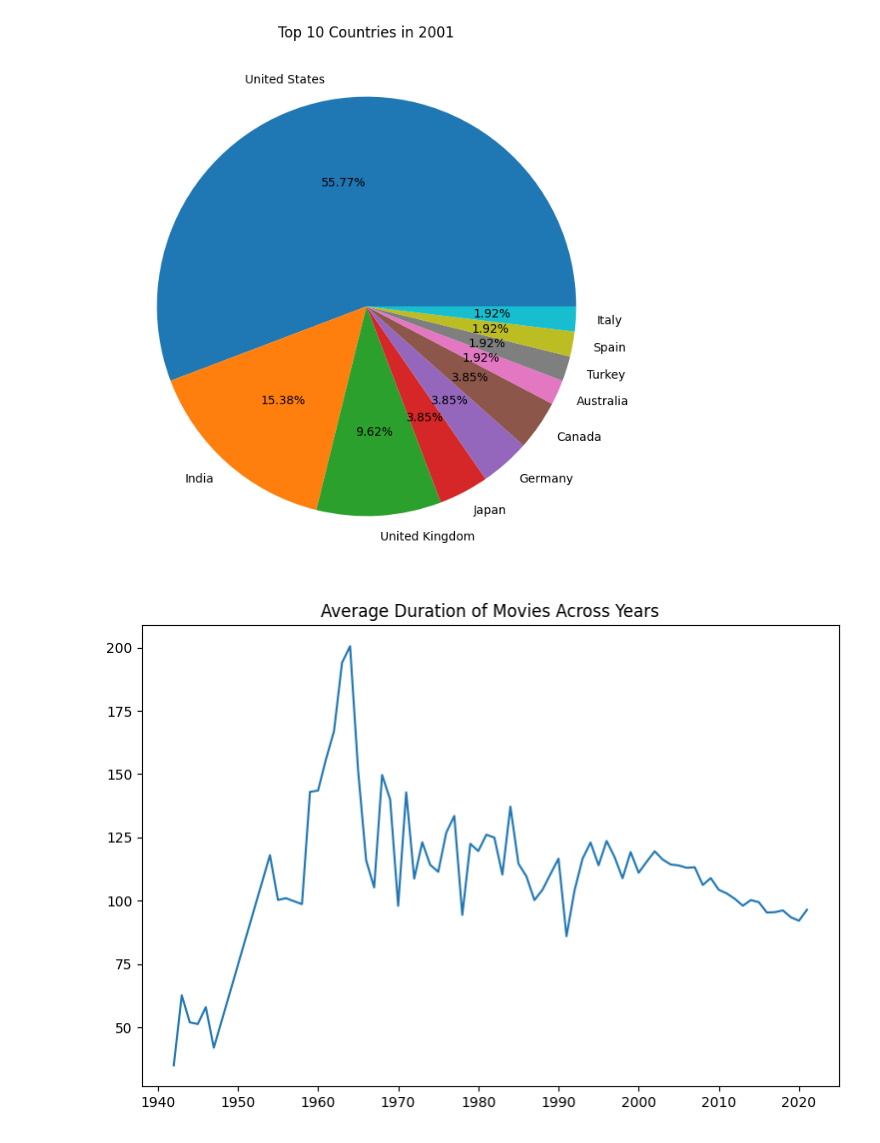
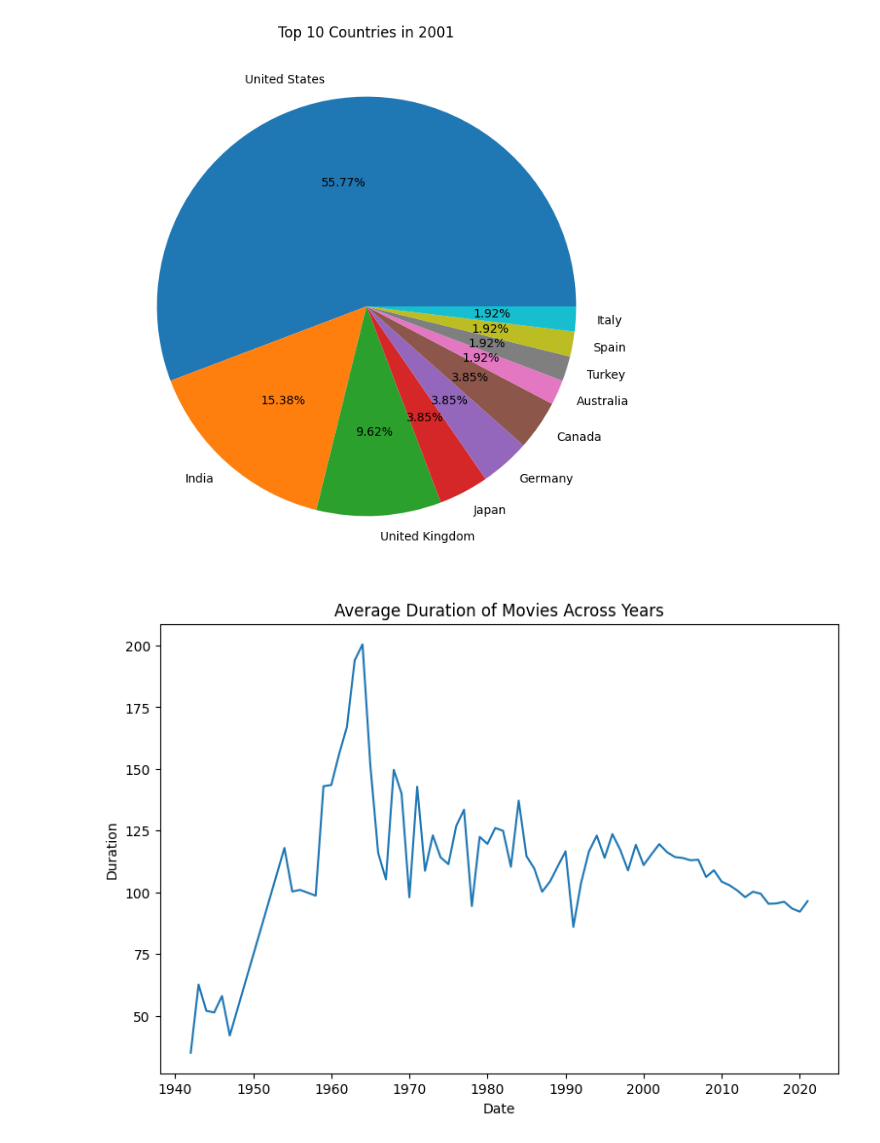
Before and after one commit to windsrc/eae_ipld_project, a Jupyter notebook: development/02_netflix_data_analysis.ipynb, the cells around one changed output. Drawn from its saved outputs; the diff is of its cells as text; code cells hidden in the pictures.

```diff
--- a/development/02_netflix_data_analysis.ipynb
+++ b/development/02_netflix_data_analysis.ipynb
@@ -141,25 +142,27 @@ plt.show()
 # %%
 # Ex 2.7: Make a line chart of the average duration of movies (not TV shows) in minutes for every year across all the years.
 
 # (hint: you can create a new column with the integer value of the minutes of the movies, it's possible to do it with the .apply()
 # method and a lambda function, getting only stripping the minutes of it and converting the digit number to an integer
 # or you can also do this process with a for loop over the dataframe rows like <for row_id, row in df.iterrows(): > creating every new value of that row for the new column
 
 # Then use groupby year and in order to average on that movies minutes column)
 
 filtered_movies_df = movies_df[movies_df["type"] == "Movie"]
 movies_df["movie_duration"] = movies_df["duration"].apply(lambda x: int(x.split(" ")[0]))
 filtered_movies_df = movies_df[movies_df["type"] == "Movie"]
 
 movies_avg_duration_per_year = filtered_movies_df.groupby("release_year")["movie_duration"].mean()  # TODO: movies_avg_duration_per_year has to be a Pandas Series with the average duration of movies per year
 
 fig = plt.figure(figsize=(9, 6))
 
 # TODO: generate the line plot using plt.plot() and the information from movies_avg_duration_per_year (the vertical axis with the minutes value) and its index (the horizontal axis with the years)
 plt.plot(movies_avg_duration_per_year.index, movies_avg_duration_per_year)
 
-plt.title("Average Duration of Movies Across Years")
+plt.title("Average Duration of Movies Across Years") # TODO
+plt.xlabel("Date")  # TODO
+plt.ylabel("Duration")  # TODO
 
 plt.show()
 # %% [output]
-[figure, old version]
+[figure, new version]
```
Also changed, not shown: parts of 1 cell of this notebook.
